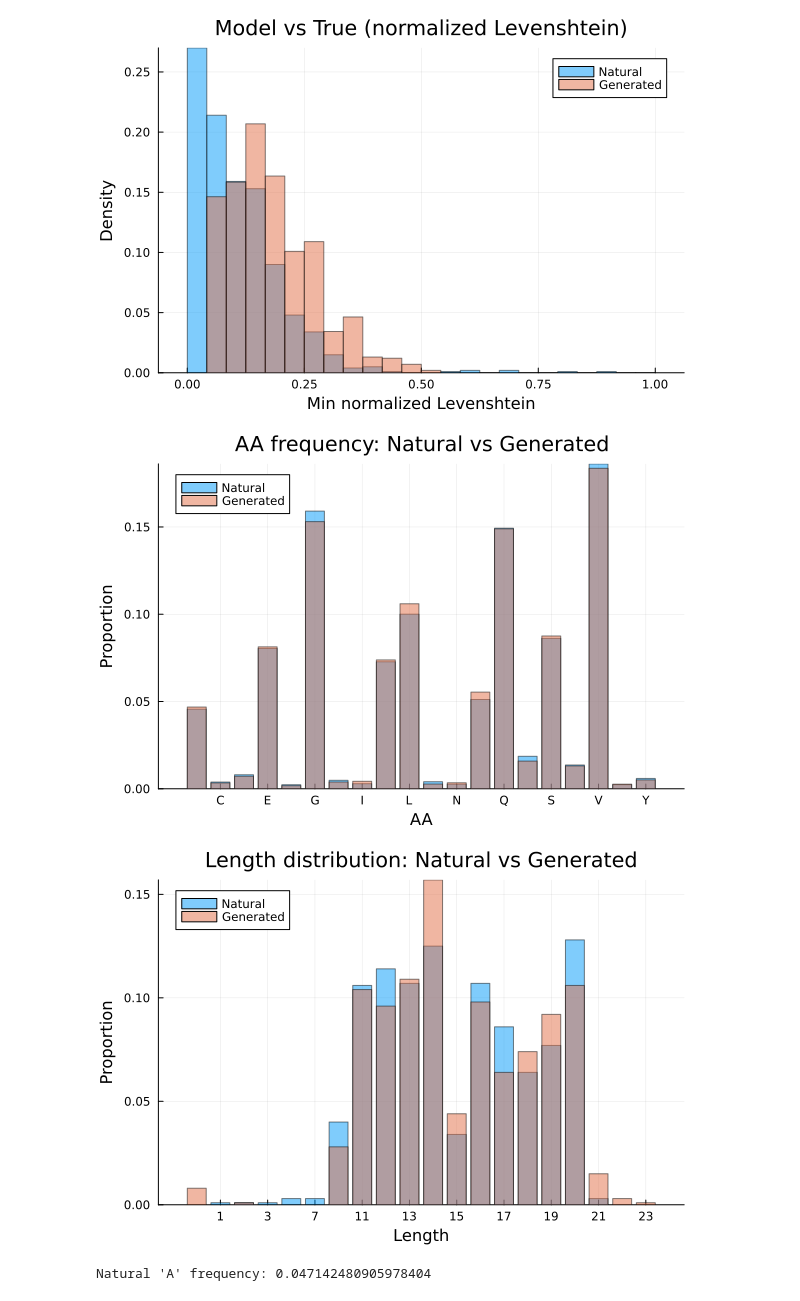
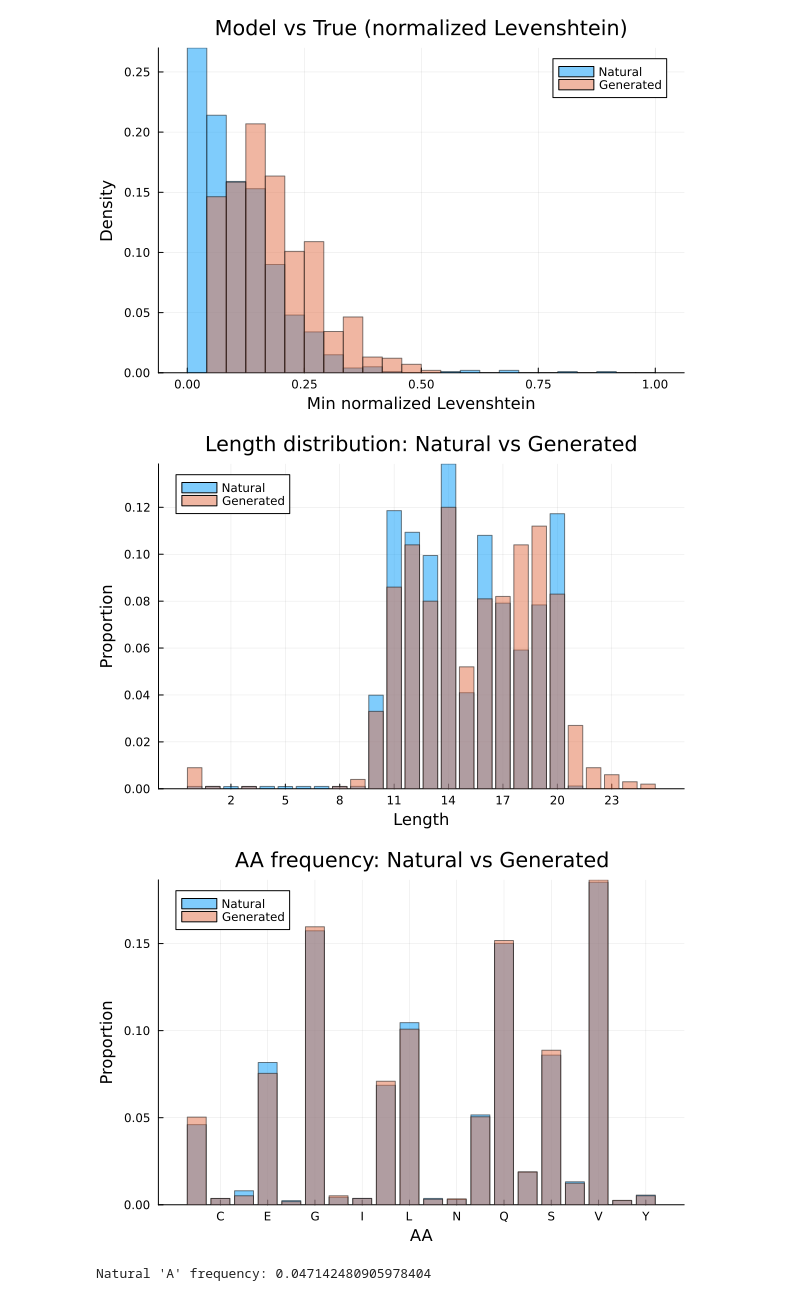
Before and after one commit to MurrellGroup/Flowfusion.jl, a Jupyter notebook: editflow_code/analysis_notebook copy.ipynb, the cells around one changed output. Drawn from its saved outputs; the diff is of its cells as text; code cells hidden in the pictures.

```diff
--- a/editflow_code/analysis_notebook copy.ipynb
+++ b/editflow_code/analysis_notebook copy.ipynb
@@ -311,16 +364,22 @@ plt = plot_lev_dist("model_vs_true", val_strings, model_strings_bos, train_strin
 display(plt)
 # %% [output]
 [figure]
-# %%
-
-pAA = plot_AA_dist("model_vs_true_AA", val_strings, model_strings; title="AA frequency: Natural vs Generated")
-display(pAA)
-
-pLen = plot_len_dist("model_vs_true_len", val_strings, model_strings; title="Length distribution: Natural vs Generated")
-display(pLen)
-# %% [output]
-[figure, removed]
-[figure, removed]
+# %%
+
+n=1000000
+val_states = [FF.DiscreteState(P.k, sample(PM; rng)) for i in 1:n]
+val_strings = [state_to_PM_string(P, s) for s in val_states]
+
+
+
+pLen = plot_len_dist("model_vs_true_len", val_strings, model_strings; title="Length distribution: Natural vs Generated")
+display(pLen)
+
+pAA = plot_AA_dist("model_vs_true_AA", val_strings, model_strings; title="AA frequency: Natural vs Generated")
+display(pAA)
+# %% [output]
+[figure, added]
+[figure, added]
 # %%
 println("Natural 'A' frequency: ", (isdefined(Main, :val_strings) ? sum(count(==('A'), s) for s in val_strings) / sum(length.(val_strings)) : sum(count(==('A'), s) for s in val_strings) / sum(length.(val_strings))))
 # %% [output]
```
Also changed, not shown: parts of 14 cells of this notebook, 4 other files.
